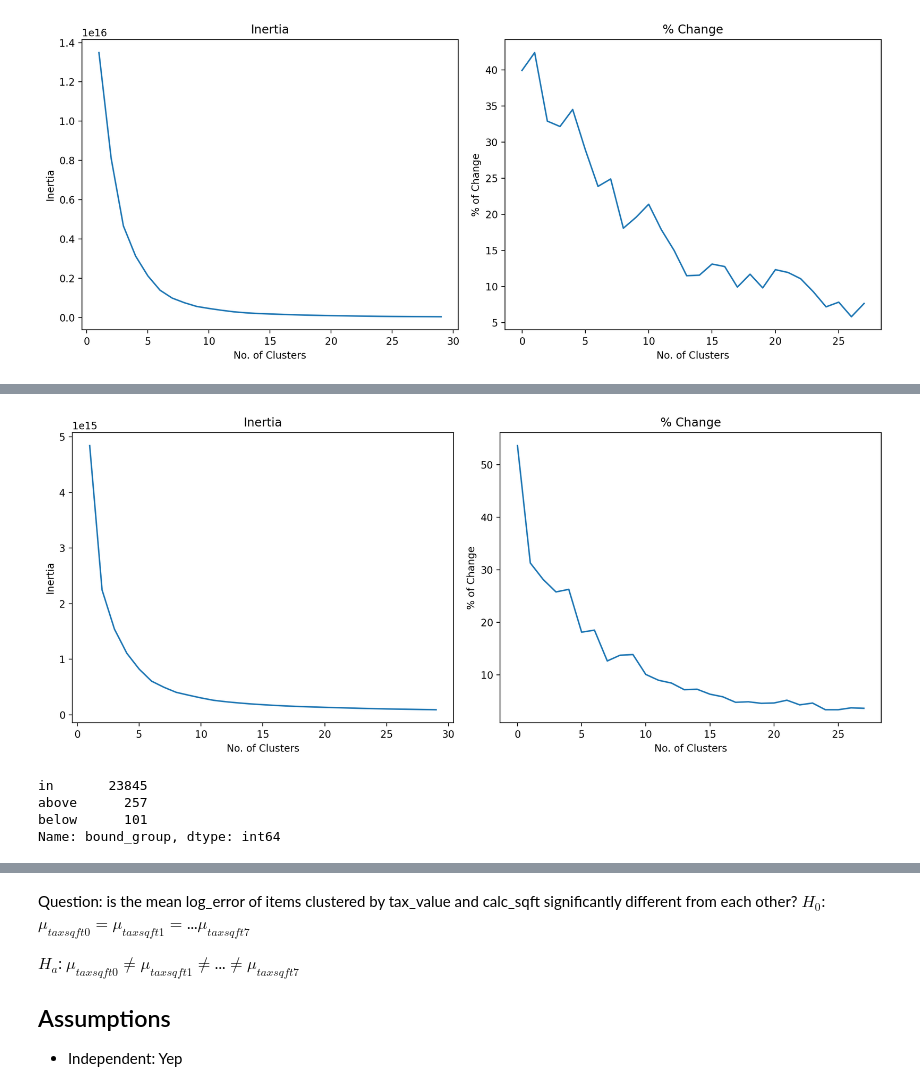
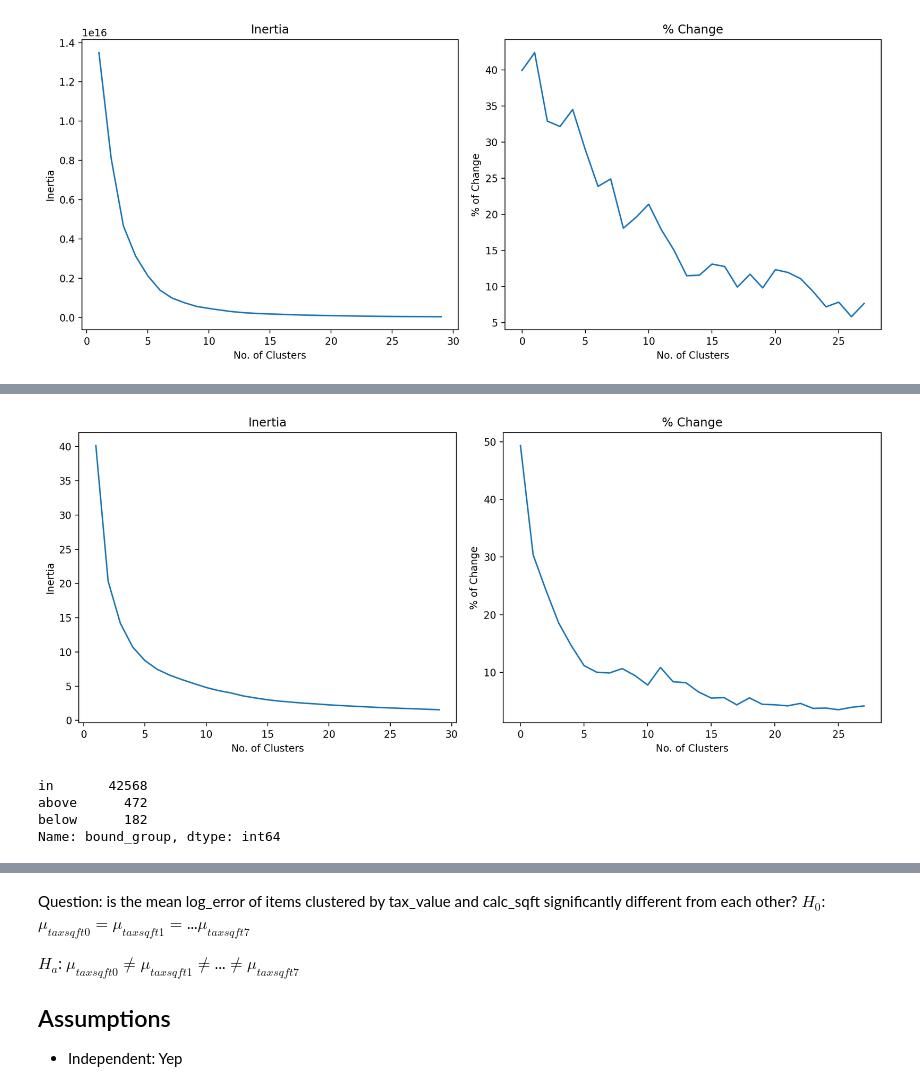
Before and after one commit to L-G-B-Team/clustering-project, a Jupyter notebook: woody_explore.ipynb, the cells around one changed output, grey strips where cells are left out. Cells and saved outputs as stored; diff of their text form; code cells hidden in the pictures.

```diff
--- a/woody_explore.ipynb
+++ b/woody_explore.ipynb
@@ -51,13 +72,13 @@ e.generate_elbow(train[['tax_value','calc_sqft']])
 # %%
 reload(e)
-tax_sqft = train[['calc_sqft','latitude','longitude']]
+tax_sqft = w.scale(train,['tax_value','calc_sqft'])
 e.generate_elbow(tax_sqft,k_min=1,k_max=30)
 train.bound_group.value_counts()
 # %% [output]
-[figure, old version]
+[figure, new version]
-in       23845
-above      257
-below      101
+in       42568
+above      472
+below      182
 Name: bound_group, dtype: int64
 # %%
 tax_sqft = train[['calc_sqft','tax_value']]
```
Also changed, not shown: parts of 2 cells of this notebook.
